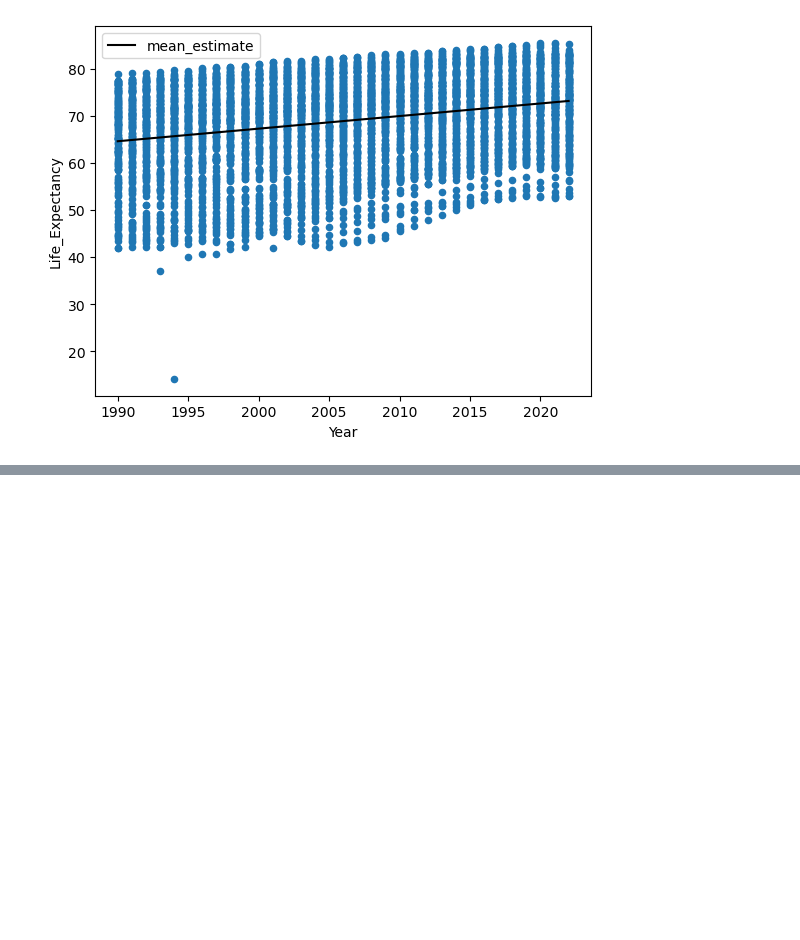
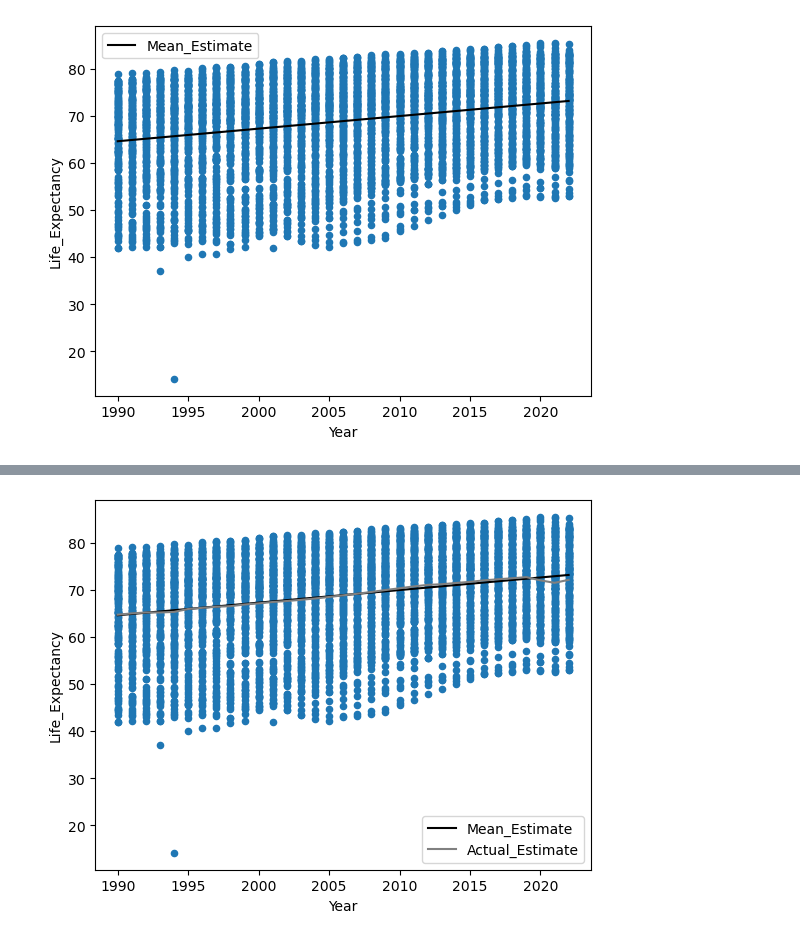
Before and after one commit to nss-data-science-cohort-8/un-linear-regression-JEFFDAVISJR, a Jupyter notebook: notebooks/UN_Linear_Regression.ipynb, the cells around one changed output, grey strips where cells are left out. Drawn from its saved outputs; the diff is of its cells as text; code cells hidden in the pictures; blank space fills up the shorter version.

```diff
--- a/notebooks/UN_Linear_Regression.ipynb
+++ b/notebooks/UN_Linear_Regression.ipynb
@@ -120,0 +138,3 @@ pred_df.plot(kind="line", x="Year", y="mean_estimate", color="black", ax=ax);
+# %%
+actual_estimates = gdp_le.groupby('Year')['Life_Expectancy'].mean().reset_index()
+actual_estimates = actual_estimates.rename(columns={'Life_Expectancy': 'Actual_Estimate'})
@@ -120,0 +151,7 @@ pred_df.plot(kind="line", x="Year", y="mean_estimate", color="black", ax=ax);
+# %%
+fig, ax = plt.subplots()
+gdp_le.plot(kind="scatter", x="Year", y="Life_Expectancy", ax=ax)
+pred_df.plot(kind="line", x="Year", y="Mean_Estimate", color="black", ax=ax)
+actual_estimates.plot(kind="line", x="Year",y="Actual_Estimate", color = "grey", ax=ax);
+# %% [output]
+[figure, added]
```
Also changed, not shown: parts of 17 cells of this notebook.
